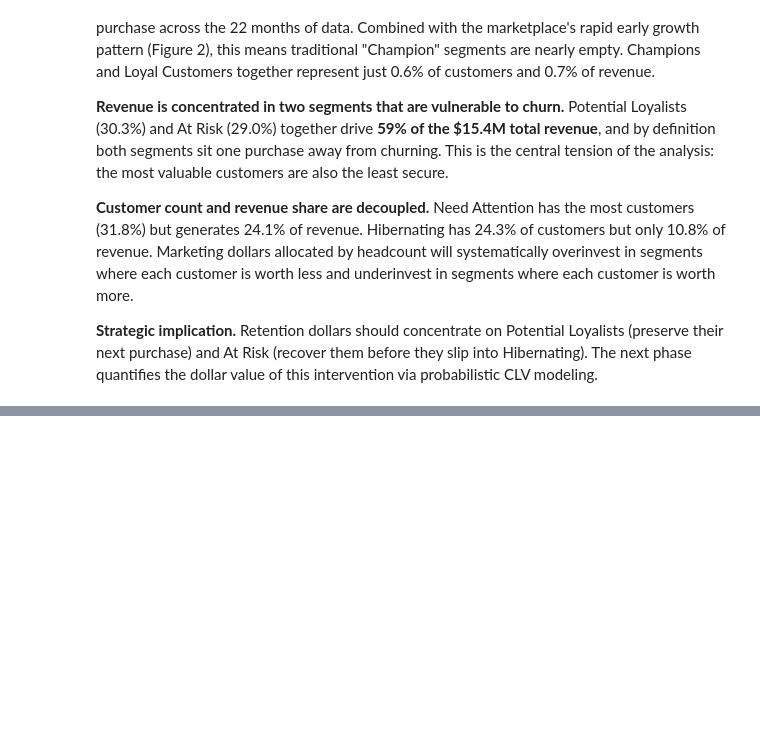
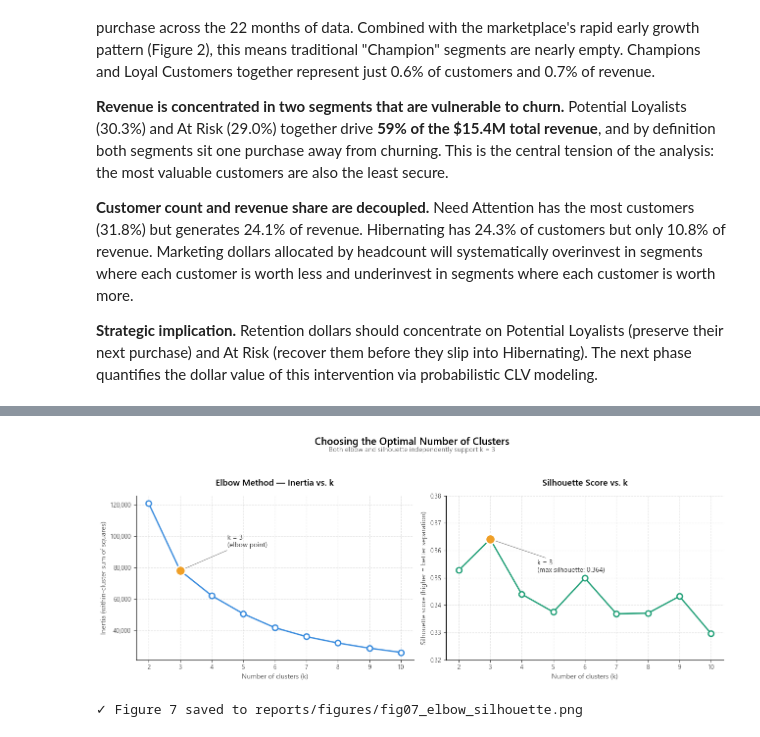
Before and after one commit to sivakumar-reddy/revops-customer-segmentation, a Jupyter notebook: notebooks/01_rfm_analysis.ipynb, the cells around one changed output, grey strips where cells are left out. Saved outputs shown, nothing was run; the diff lists cells and outputs as text; code cells hidden in the pictures; blank space fills up the shorter version.

Commit message:
Add Phase 4: K-Means clustering, BG/NBD attempt, deterministic CLV (figures 7-12)

```diff
--- a/notebooks/01_rfm_analysis.ipynb
+++ b/notebooks/01_rfm_analysis.ipynb
@@ -908,0 +1063,74 @@ print("✓ Figure 6 saved to reports/figures/fig06_segment_revenue.png")
+# %%
+# =====================================================================
+# Figure 7 — Elbow Method + Silhouette Score (2-panel)
+# =====================================================================
+
+fig, axes = plt.subplots(1, 2, figsize=(13, 5))
+
+# ---- Panel 1: Elbow (inertia) ----
+ax1 = axes[0]
+ax1.plot(list(k_range), inertias, marker='o', linewidth=2,
+         color='#378ADD', markersize=8, markerfacecolor='white',
+         markeredgewidth=2, markeredgecolor='#378ADD')
+
+# Highlight k=3 (our chosen value)
+ax1.plot(3, inertias[1], marker='o', markersize=14,
+         color='#EF9F27', markeredgewidth=2, markeredgecolor='white', zorder=5)
+ax1.annotate(
+    'k = 3\n(elbow point)',
+    xy=(3, inertias[1]),
+    xytext=(4.5, inertias[1] + 15000),
+    fontsize=10, color='#333333',
+    arrowprops=dict(arrowstyle='->', color='#999999', lw=1)
+)
+
+ax1.set_title('Elbow Method — Inertia vs. k', fontsize=13, fontweight='semibold', pad=15)
+ax1.set_xlabel('Number of clusters (k)')
+ax1.set_ylabel('Inertia (within-cluster sum of squares)')
+ax1.set_xticks(list(k_range))
+ax1.yaxis.set_major_formatter(plt.matplotlib.ticker.FuncFormatter(lambda x, _: f'{int(x):,}'))
+ax1.grid(alpha=0.3, linestyle='--')
+
+# ---- Panel 2: Silhouette ----
+ax2 = axes[1]
+ax2.plot(list(k_range), silhouettes, marker='o', linewidth=2,
+         color='#1D9E75', markersize=8, markerfacecolor='white',
+         markeredgewidth=2, markeredgecolor='#1D9E75')
+
+# Highlight k=3
+ax2.plot(3, silhouettes[1], marker='o', markersize=14,
+         color='#EF9F27', markeredgewidth=2, markeredgecolor='white', zorder=5)
+ax2.annotate(
+    f'k = 3\n(max silhouette: {silhouettes[1]:.3f})',
+    xy=(3, silhouettes[1]),
+    xytext=(4.5, silhouettes[1] - 0.012),
+    fontsize=10, color='#333333',
+    arrowprops=dict(arrowstyle='->', color='#999999', lw=1)
+)
+
+ax2.set_title('Silhouette Score vs. k', fontsize=13, fontweight='semibold', pad=15)
+ax2.set_xlabel('Number of clusters (k)')
+ax2.set_ylabel('Silhouette score (higher = better separation)')
+ax2.set_xticks(list(k_range))
+ax2.set_ylim(0.32, 0.38)
+ax2.grid(alpha=0.3, linestyle='--')
+
+# Figure-level title
+fig.suptitle(
+    'Choosing the Optimal Number of Clusters',
+    fontsize=15, fontweight='semibold', y=1.02, x=0.5, ha='center'
+)
+fig.text(
+    0.5, 0.96,
+    'Both elbow and silhouette independently support k = 3',
+    fontsize=10, color='#777777', ha='center'
+)
+
+plt.tight_layout(rect=[0, 0, 1, 0.95])
+plt.savefig('../reports/figures/fig07_elbow_silhouette.png', bbox_inches='tight', facecolor='white')
+plt.show()
+
+print("✓ Figure 7 saved to reports/figures/fig07_elbow_silhouette.png")
+# %% [output]
+[figure, added]
+✓ Figure 7 saved to reports/figures/fig07_elbow_silhouette.png
```
Also changed, not shown: parts of 15 cells of this notebook, 6 other files.
